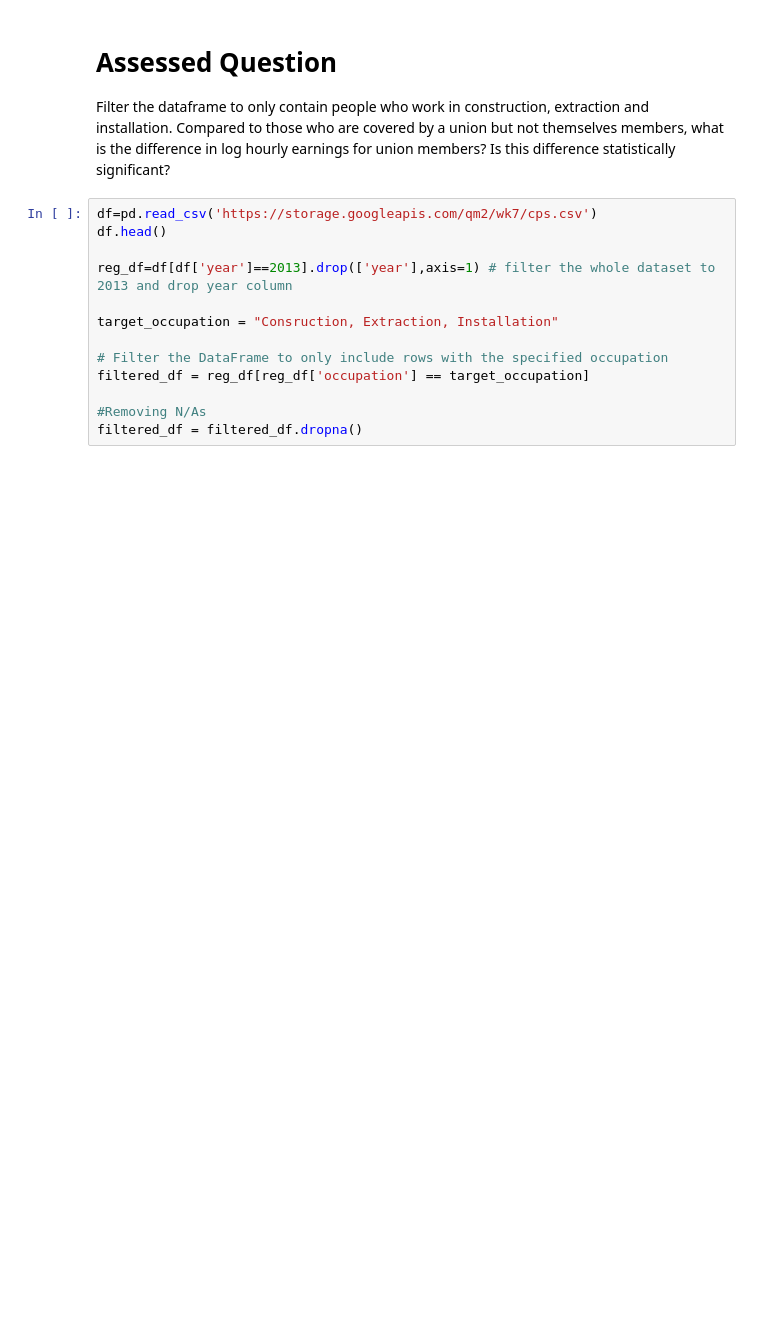
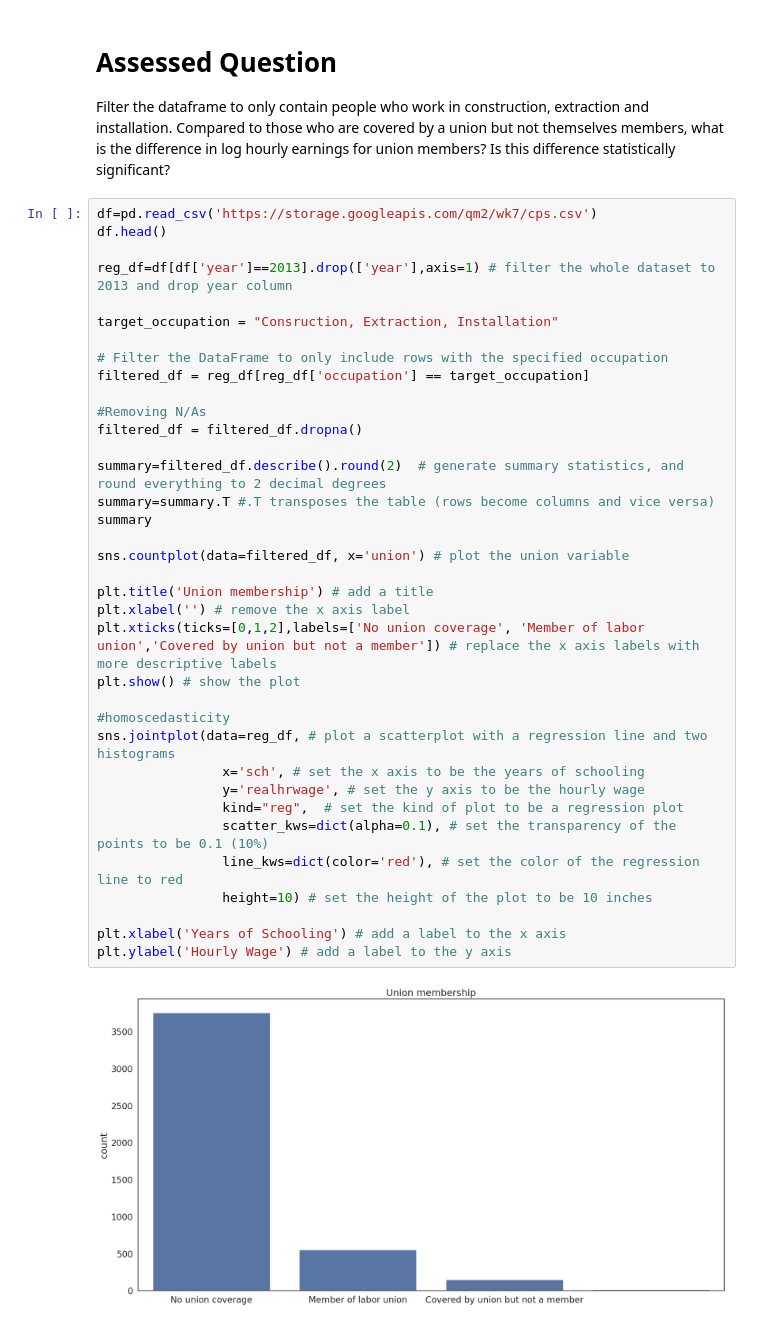
Before and after one commit to julia13dfm/QM2, a Jupyter notebook: notebooks/W07. Linear Regression.ipynb, the cells around one changed output. Cells and saved outputs as stored; diff of their text form; blank space fills up the shorter version.

```diff
--- a/notebooks/W07. Linear Regression.ipynb
+++ b/notebooks/W07. Linear Regression.ipynb
@@ -574,16 +574,41 @@ For every additional year of schooling, log wages increase by 10.04%
 # Assessed Question
 
 Filter the dataframe to only contain people who work in construction, extraction and installation. Compared to those who are covered by a union but not themselves members, what is the difference in log hourly earnings for union members? Is this difference statistically significant?
-# %%
-df=pd.read_csv('https://storage.googleapis.com/qm2/wk7/cps.csv')
-df.head()
-
-reg_df=df[df['year']==2013].drop(['year'],axis=1) # filter the whole dataset to 2013 and drop year column
-
-target_occupation = "Consruction, Extraction, Installation"
-
-# Filter the DataFrame to only include rows with the specified occupation
-filtered_df = reg_df[reg_df['occupation'] == target_occupation]
-
-#Removing N/As
-filtered_df = filtered_df.dropna()
+# %%
+df=pd.read_csv('https://storage.googleapis.com/qm2/wk7/cps.csv')
+df.head()
+
+reg_df=df[df['year']==2013].drop(['year'],axis=1) # filter the whole dataset to 2013 and drop year column
+
+target_occupation = "Consruction, Extraction, Installation"
+
+# Filter the DataFrame to only include rows with the specified occupation
+filtered_df = reg_df[reg_df['occupation'] == target_occupation]
+
+#Removing N/As
+filtered_df = filtered_df.dropna()
+
+summary=filtered_df.describe().round(2)  # generate summary statistics, and round everything to 2 decimal degrees
+summary=summary.T #.T transposes the table (rows become columns and vice versa)
+summary
+
+sns.countplot(data=filtered_df, x='union') # plot the union variable
+
+plt.title('Union membership') # add a title
+plt.xlabel('') # remove the x axis label
+plt.xticks(ticks=[0,1,2],labels=['No union coverage', 'Member of labor union','Covered by union but not a member']) # replace the x axis labels with more descriptive labels
+plt.show() # show the plot
+
+#homoscedasticity
+sns.jointplot(data=reg_df, # plot a scatterplot with a regression line and two histograms
+                x='sch', # set the x axis to be the years of schooling
+                y='realhrwage', # set the y axis to be the hourly wage
+                kind="reg",  # set the kind of plot to be a regression plot
+                scatter_kws=dict(alpha=0.1), # set the transparency of the points to be 0.1 (10%)
+                line_kws=dict(color='red'), # set the color of the regression line to red
+                height=10) # set the height of the plot to be 10 inches
+
+plt.xlabel('Years of Schooling') # add a label to the x axis
+plt.ylabel('Hourly Wage') # add a label to the y axis
+# %% [output]
+[figure, added]
```
